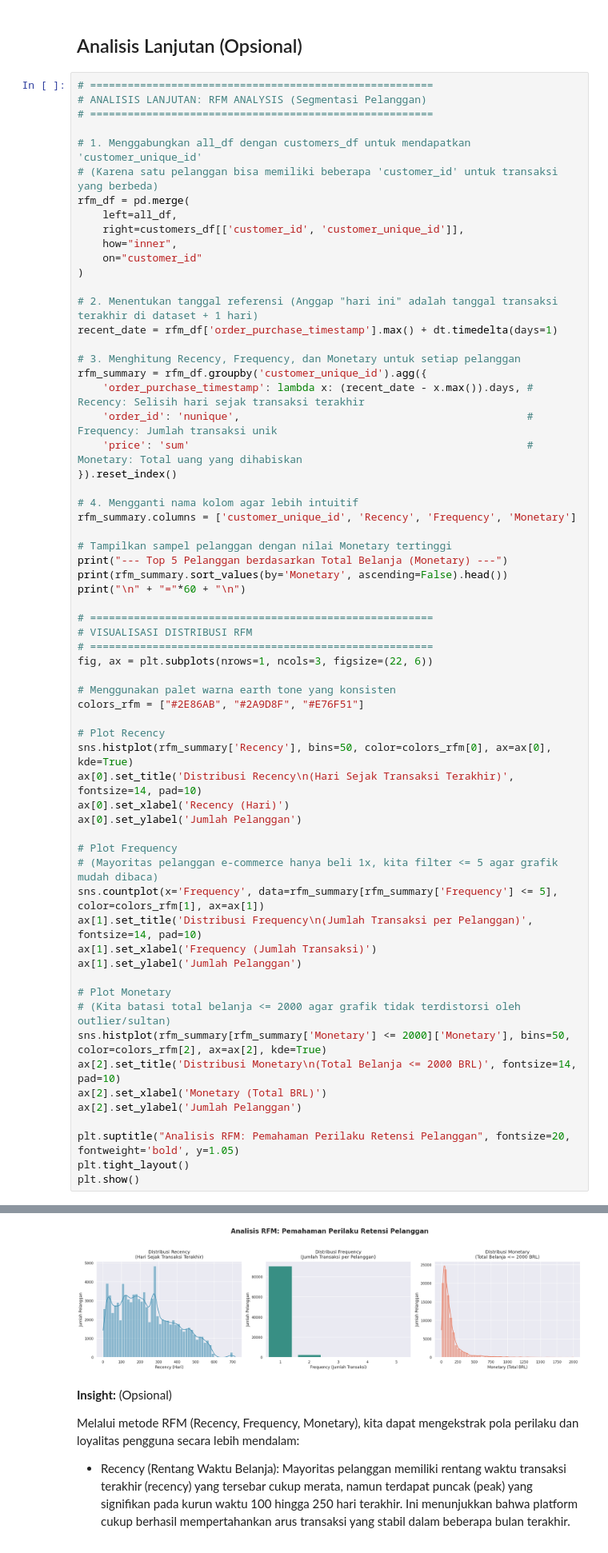
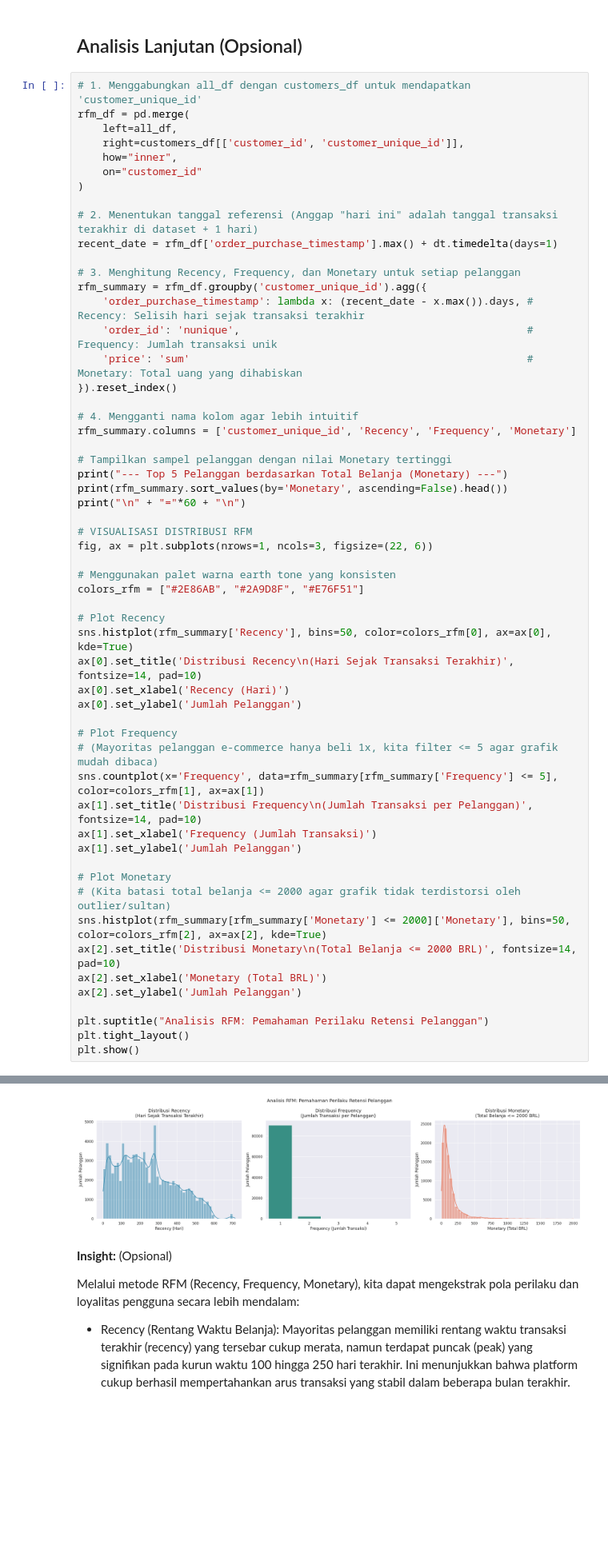
Before and after one commit to cendikiaapermataa/fundamental_analisis_data, a Jupyter notebook: notebook.ipynb, the cells around one changed output, grey strips where cells are left out. Shown at 80% size. Cells and saved outputs as stored; diff of their text form; blank space fills up the shorter version.

```diff
--- a/notebook.ipynb
+++ b/notebook.ipynb
@@ -453,12 +445,7 @@ plt.show()
 # %% [markdown]
 ## Analisis Lanjutan (Opsional)
 # %%
-# =======================================================
-# ANALISIS LANJUTAN: RFM ANALYSIS (Segmentasi Pelanggan)
-# =======================================================
-
 # 1. Menggabungkan all_df dengan customers_df untuk mendapatkan 'customer_unique_id'
-# (Karena satu pelanggan bisa memiliki beberapa 'customer_id' untuk transaksi yang berbeda)
 rfm_df = pd.merge(
     left=all_df,
     right=customers_df[['customer_id', 'customer_unique_id']],
@@ -484,9 +471,7 @@ print("--- Top 5 Pelanggan berdasarkan Total Belanja (Monetary) ---")
 print(rfm_summary.sort_values(by='Monetary', ascending=False).head())
 print("\n" + "="*60 + "\n")
 
-# =======================================================
 # VISUALISASI DISTRIBUSI RFM
-# =======================================================
 fig, ax = plt.subplots(nrows=1, ncols=3, figsize=(22, 6))
 
 # Menggunakan palet warna earth tone yang konsisten
@@ -497,35 +482,35 @@ sns.histplot(rfm_summary['Recency'], bins=50, color=colors_rfm[0], ax=ax[0], kde
 ax[0].set_title('Distribusi Recency\n(Hari Sejak Transaksi Terakhir)', fontsize=14, pad=10)
 ax[0].set_xlabel('Recency (Hari)')
 ax[0].set_ylabel('Jumlah Pelanggan')
 
 # Plot Frequency
 # (Mayoritas pelanggan e-commerce hanya beli 1x, kita filter <= 5 agar grafik mudah dibaca)
 sns.countplot(x='Frequency', data=rfm_summary[rfm_summary['Frequency'] <= 5], color=colors_rfm[1], ax=ax[1])
 ax[1].set_title('Distribusi Frequency\n(Jumlah Transaksi per Pelanggan)', fontsize=14, pad=10)
 ax[1].set_xlabel('Frequency (Jumlah Transaksi)')
 ax[1].set_ylabel('Jumlah Pelanggan')
 
 # Plot Monetary
 # (Kita batasi total belanja <= 2000 agar grafik tidak terdistorsi oleh outlier/sultan)
 sns.histplot(rfm_summary[rfm_summary['Monetary'] <= 2000]['Monetary'], bins=50, color=colors_rfm[2], ax=ax[2], kde=True)
 ax[2].set_title('Distribusi Monetary\n(Total Belanja <= 2000 BRL)', fontsize=14, pad=10)
 ax[2].set_xlabel('Monetary (Total BRL)')
 ax[2].set_ylabel('Jumlah Pelanggan')
 
-plt.suptitle("Analisis RFM: Pemahaman Perilaku Retensi Pelanggan", fontsize=20, fontweight='bold', y=1.05)
+plt.suptitle("Analisis RFM: Pemahaman Perilaku Retensi Pelanggan")
 plt.tight_layout()
 plt.show()
 # %% [output]
 --- Top 5 Pelanggan berdasarkan Total Belanja (Monetary) ---
                      customer_unique_id  Recency  Frequency  Monetary
 3724   0a0a92112bd4c708ca5fde585afaa872      334          1   13440.0
 79634  da122df9eeddfedc1dc1f5349a1a690c      515          2    7388.0
 43166  763c8b1c9c68a0229c42c9fc6f662b93       46          1    7160.0
 80461  dc4802a71eae9be1dd28f5d788ceb526      563          1    6735.0
 25432  459bef486812aa25204be022145caa62       35          1    6729.0
 
 ============================================================
-[figure, old version]
+[figure, new version]
 # %% [markdown]
 **Insight:** (Opsional)
 
```
Also changed, not shown: parts of 4 cells of this notebook.
